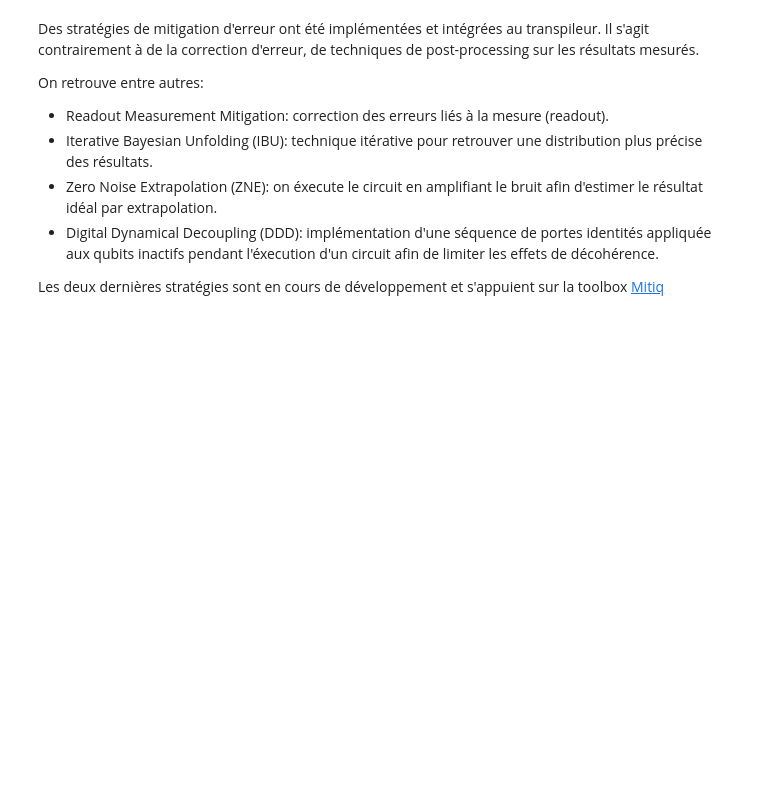
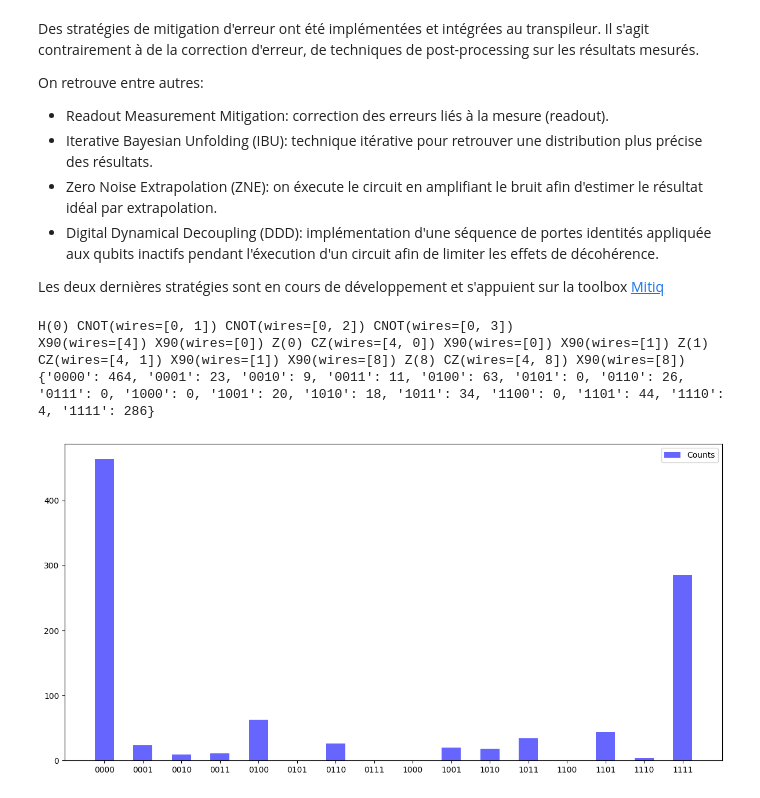
Before and after one commit to calculquebec/mnq101-premiers-pas-MonarQ, a Jupyter notebook: Français/3_MonarQ.ipynb, the cells around one changed output. Drawn from its saved outputs; the diff is of its cells as text; code cells hidden in the pictures; blank space fills up the shorter version.

```diff
--- a/Français/3_MonarQ.ipynb
+++ b/Français/3_MonarQ.ipynb
@@ -141,0 +139,28 @@ my_config.steps.append(MatrixReadoutMitigation())
+# %%
+my_config.steps.append(MatrixReadoutMitigation())
+my_config.steps.append(IBUReadoutMitigation())
+
+@qml.qnode(dev)
+def ghz_mitigated():
+    ghz()
+    return qml.counts()
+
+result = ghz_mitigated()
+print(result)
+
+bitstr = list(result.keys())
+values = list(result.values())
+
+
+
+fig, ax = plt.subplots(figsize=(12, 6))
+width = 0.5
+ax.bar(bitstr, values, width, color='blue', alpha=0.6, label='Counts')
+ax.legend()
+plt.tight_layout()
+plt.show()
+# %% [output]
+H(0) CNOT(wires=[0, 1]) CNOT(wires=[0, 2]) CNOT(wires=[0, 3])
+X90(wires=[4]) X90(wires=[0]) Z(0) CZ(wires=[4, 0]) X90(wires=[0]) X90(wires=[1]) Z(1) CZ(wires=[4, 1]) X90(wires=[1]) X90(wires=[8]) Z(8) CZ(wires=[4, 8]) X90(wires=[8])
+{'0000': 464, '0001': 23, '0010': 9, '0011': 11, '0100': 63, '0101': 0, '0110': 26, '0111': 0, '1000': 0, '1001': 20, '1010': 18, '1011': 34, '1100': 0, '1101': 44, '1110': 4, '1111': 286}
+[figure, added]
```
Also changed, not shown: parts of 8 cells of this notebook.
